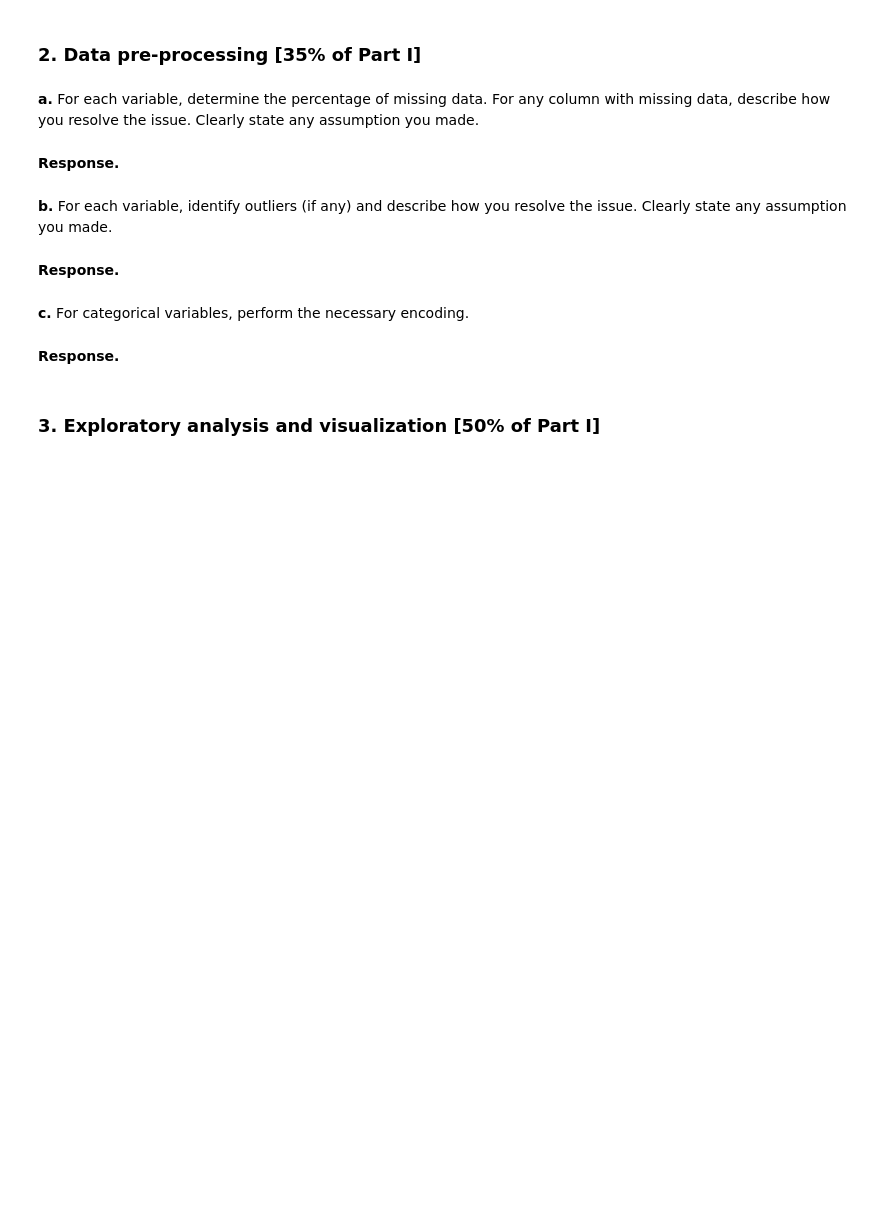
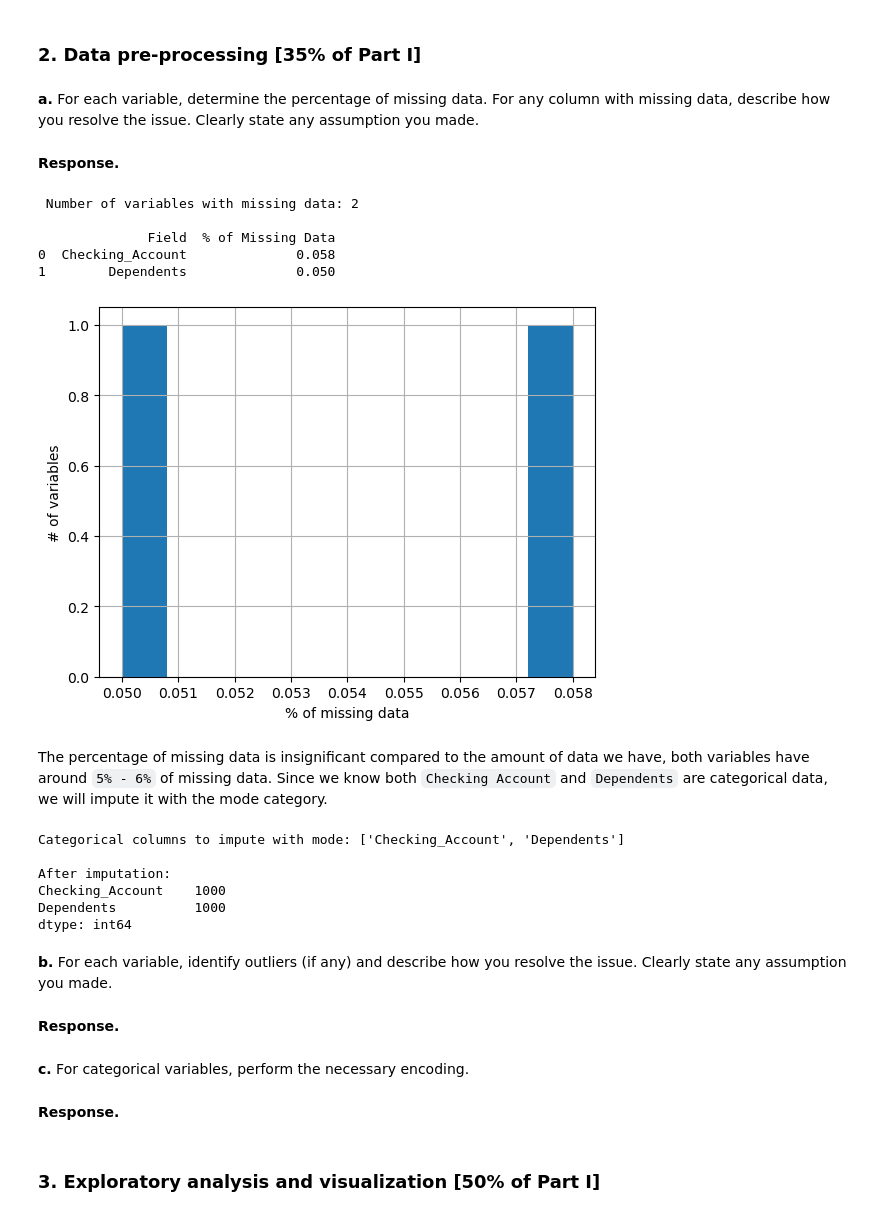
Before and after one commit to rynrindesu/cs105-credit-modeling, a Jupyter notebook: CS105 Project Submission (Final) 2025.ipynb, the cells around one changed output. Drawn from its saved outputs; the diff is of its cells as text; code cells hidden in the pictures; blank space fills up the shorter version.

```diff
--- a/CS105 Project Submission (Final) 2025.ipynb
+++ b/CS105 Project Submission (Final) 2025.ipynb
@@ -35,3 +42,5 @@ Include both Part I and Part II to produce a self-contained notebook. You may fi
 ### 1. Overview of dataset [15% of Part I]
 # %% [markdown]
 **a.** Summarise the background of the dataset [limited to 50 words]
+# %%
+data = pd.read_csv("credit.csv")
@@ -40,2 +66,9 @@ Include both Part I and Part II to produce a self-contained notebook. You may fi
 # %% [markdown]
 **b.** State the size of the dataset
+# %%
+# Number of rows and columns of the dataset
+
+rows, columns = data.shape
+print(f"Number of rows: {rows}")
+print(f"Number of columns: {columns}")
+print(f"Total number of data points: {data.size}")
@@ -51,6 +116,62 @@ Include both Part I and Part II to produce a self-contained notebook. You may fi
 **a.** For each variable, determine the percentage of missing data. For any column with missing data, describe how you resolve the issue. Clearly state any assumption you made.
 # %% [markdown]
 **Response.**
+# %%
+# Calculate the percentage of valid data
+percentage_missing = 1 - data.count() / rows
+
+# Filter for columns with missing data
+percentage_missing[percentage_missing > 0.0]
+
+print(f" Number of variables with missing data: {len(percentage_missing[percentage_missing > 0.0])}")
+print(f"")
+
+# Display the variables with missing data
+missing_data_df = percentage_missing[percentage_missing > 0.0].reset_index()
+missing_data_df.columns = ['Field', '% of Missing Data']
+
+# Display the result
+print(missing_data_df)
+# %% [output]
+ Number of variables with missing data: 2
+
+              Field  % of Missing Data
+0  Checking_Account              0.058
+1        Dependents              0.050
+# %%
+# Display the percentage of missing data for these 2 fields
+
+percentage_missing[percentage_missing>0.0].hist()
+plt.xlabel("% of missing data")
+plt.ylabel("# of variables")
+plt.show()
+# %% [output]
+[figure, added]
+# %% [markdown]
+The percentage of missing data is insignificant compared to the amount of data we have, both variables have around `5% - 6%` of missing data.
+Since we know both `Checking Account` and `Dependents` are categorical data, we will impute it with the mode category.
+# %%
+# Get the two variables and impute the missing fields with the mode
+
+threshold = 0.10
+impute_cat = percentage_missing[(percentage_missing<threshold)&(percentage_missing>0.0)].index
+impute_cat_mode = list(set(impute_cat) & set(numerical_variables))
+print(f"Categorical columns to impute with mode: {impute_cat_mode}\n")
+
+for col in impute_cat_mode:
+    data[col].fillna(data[col].mode().iloc[0], inplace=True)
+
+# confirm no missing values
+
+print(f"After imputation: ")
+print(data[impute_cat_mode].count())
+# %% [output]
+Categorical columns to impute with mode: ['Checking_Account', 'Dependents']
+
+After imputation:
+Checking_Account    1000
+Dependents          1000
+dtype: int64
 # %% [markdown]
 **b.** For each variable, identify outliers (if any) and describe how you resolve the issue. Clearly state any assumption you made.
 # %% [markdown]
```
Also changed, not shown: parts of 7 cells of this notebook, 3 other files.
